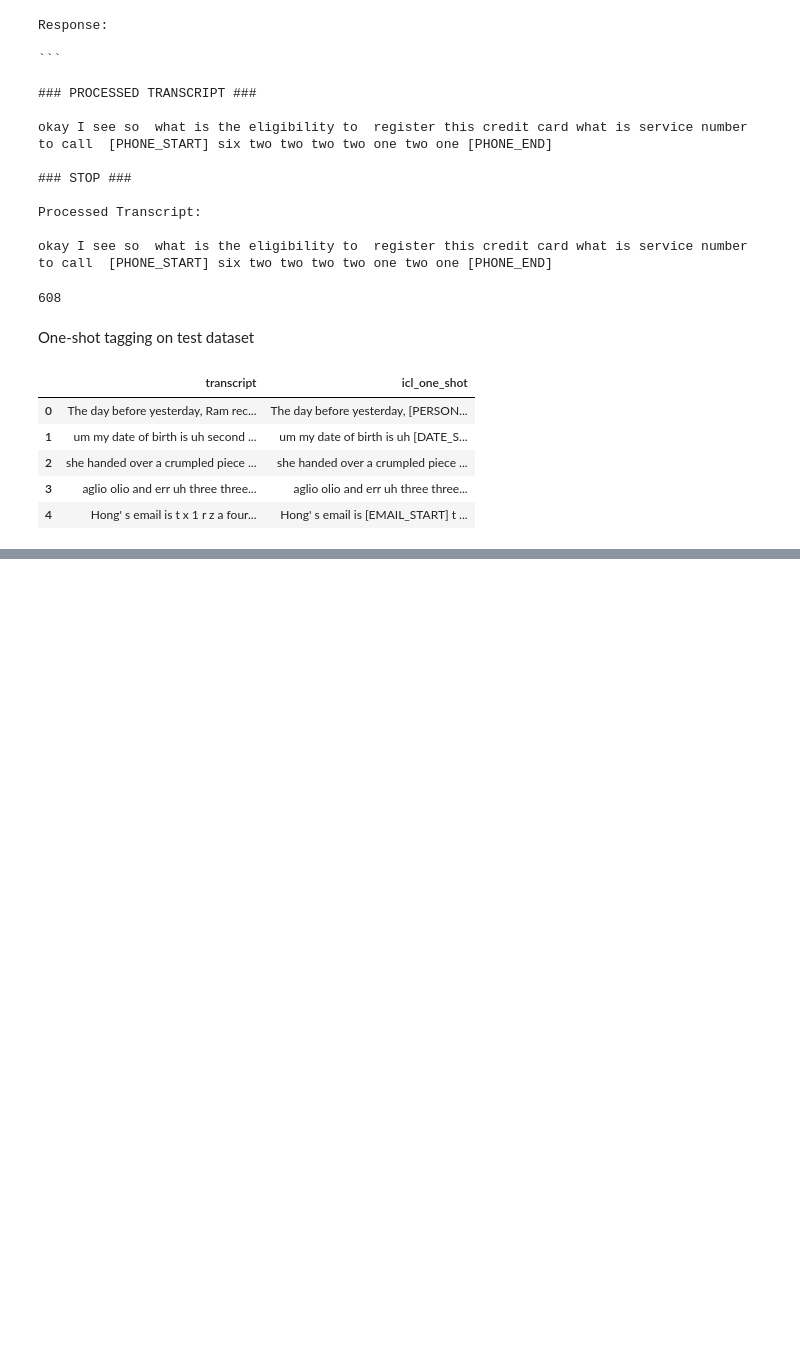
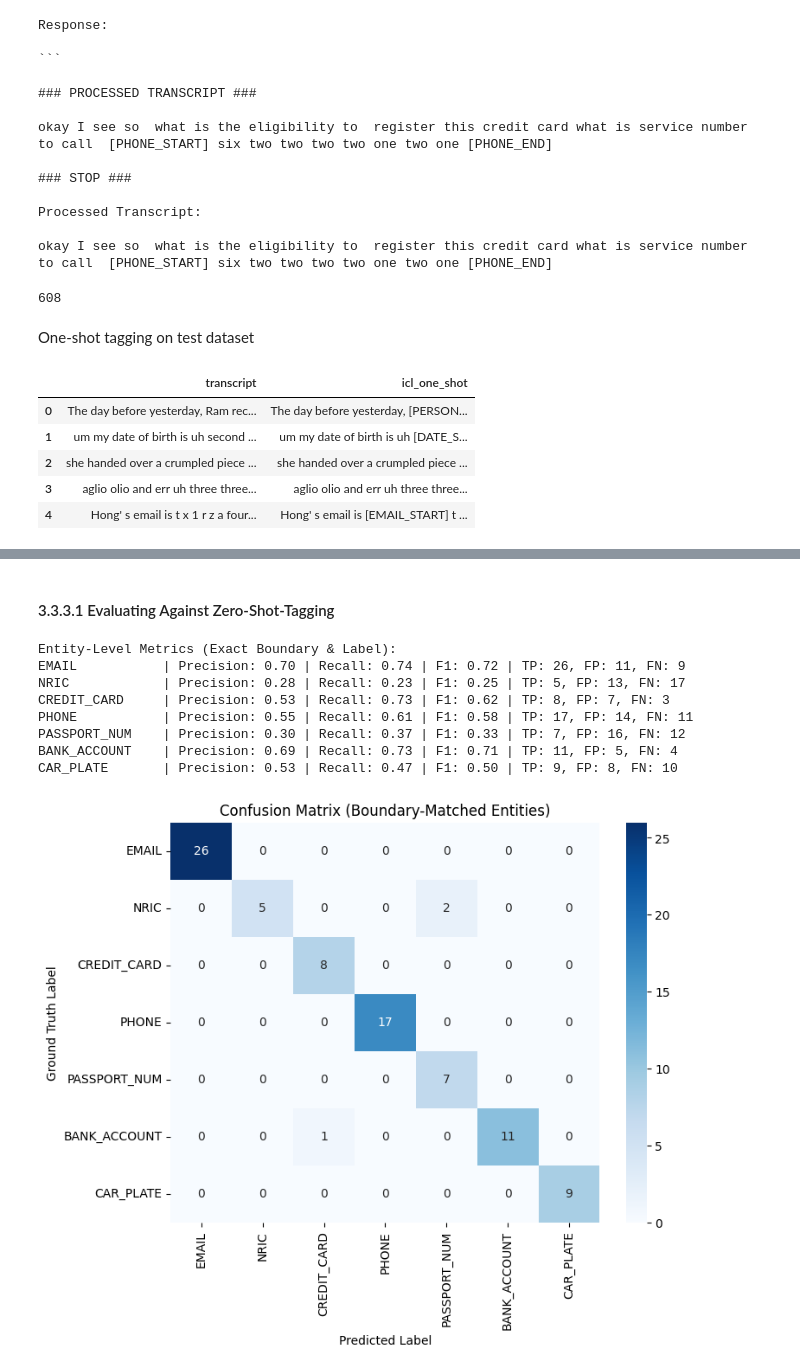
Before and after one commit to farhanazmiCS/Speech-PII, a Jupyter notebook: PIIs_with_LLMs.ipynb, the cells around one changed output, grey strips where cells are left out. Drawn from its saved outputs; the diff is of its cells as text; code cells hidden in the pictures; blank space fills up the shorter version.

Commit message:
Add evaluation (Precision, F1, Recall) for Zero-shot and few-shot tagging

```diff
--- a/PIIs_with_LLMs.ipynb
+++ b/PIIs_with_LLMs.ipynb
@@ -863,0 +982,4 @@ few_shot_results.to_json('few_shot_tagging_test_set.jsonl', orient='records', li
+# %%
+dataset = remove_unwanted_tags_in_df(dataset)
+
+dataset.head()
@@ -863,0 +1008,13 @@ few_shot_results.to_json('few_shot_tagging_test_set.jsonl', orient='records', li
+# %%
+def unify_whitespace(s):
+    """
+    Replace any sequence of whitespace characters with a single space,
+    and remove any leading or trailing spaces.
+    """
+    if not isinstance(s, str):
+        return s
+    return re.sub(r'\s+', ' ', s).strip()
+# %%
+dataset['zero_shot_tagging'] = dataset['zero_shot_tagging'].apply(unify_whitespace)
+dataset['few_shot_tagging'] = dataset['few_shot_tagging'].apply(unify_whitespace)
+dataset['text'] = dataset['text'].apply(unify_whitespace)
@@ -863,0 +1100,2 @@ few_shot_results.to_json('few_shot_tagging_test_set.jsonl', orient='records', li
+# %%
+dataset_processed = preprocess_dataframe_multi(dataset, ['zero_shot_tagging', 'few_shot_tagging', 'text'])
@@ -863,0 +1270,25 @@ few_shot_results.to_json('few_shot_tagging_test_set.jsonl', orient='records', li
+# %% [markdown]
+#### 3.3.3.1 Evaluating Against Zero-Shot-Tagging
+# %%
+metrics_dict, cm = evaluate_entity_metrics_with_confusion(
+        dataset_processed,
+        gt_col="text_entities",
+        pred_col="zero_shot_tagging_entities",
+        labels=ALLOWED_LABELS
+    )
+
+# Print the results
+print_entity_metrics(metrics_dict)
+
+# Plot the confusion matrix
+plot_confusion_matrix(cm, ALLOWED_LABELS)
+# %% [output]
+Entity-Level Metrics (Exact Boundary & Label):
+EMAIL           | Precision: 0.70 | Recall: 0.74 | F1: 0.72 | TP: 26, FP: 11, FN: 9
+NRIC            | Precision: 0.28 | Recall: 0.23 | F1: 0.25 | TP: 5, FP: 13, FN: 17
+CREDIT_CARD     | Precision: 0.53 | Recall: 0.73 | F1: 0.62 | TP: 8, FP: 7, FN: 3
+PHONE           | Precision: 0.55 | Recall: 0.61 | F1: 0.58 | TP: 17, FP: 14, FN: 11
+PASSPORT_NUM    | Precision: 0.30 | Recall: 0.37 | F1: 0.33 | TP: 7, FP: 16, FN: 12
+BANK_ACCOUNT    | Precision: 0.69 | Recall: 0.73 | F1: 0.71 | TP: 11, FP: 5, FN: 4
+CAR_PLATE       | Precision: 0.53 | Recall: 0.47 | F1: 0.50 | TP: 9, FP: 8, FN: 10
+[figure, added]
```
Also changed, not shown: parts of 30 cells of this notebook, 2 other files.
